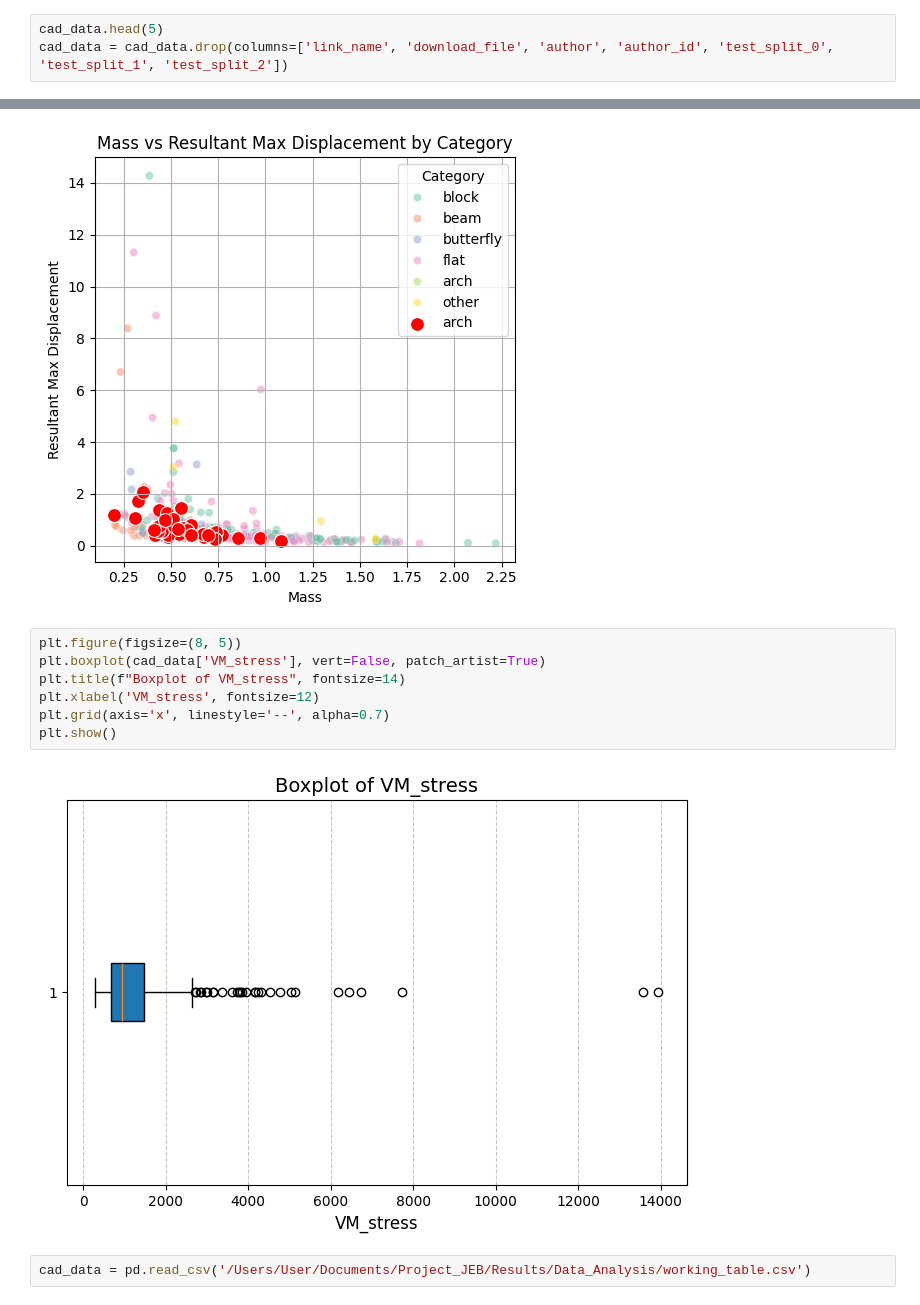
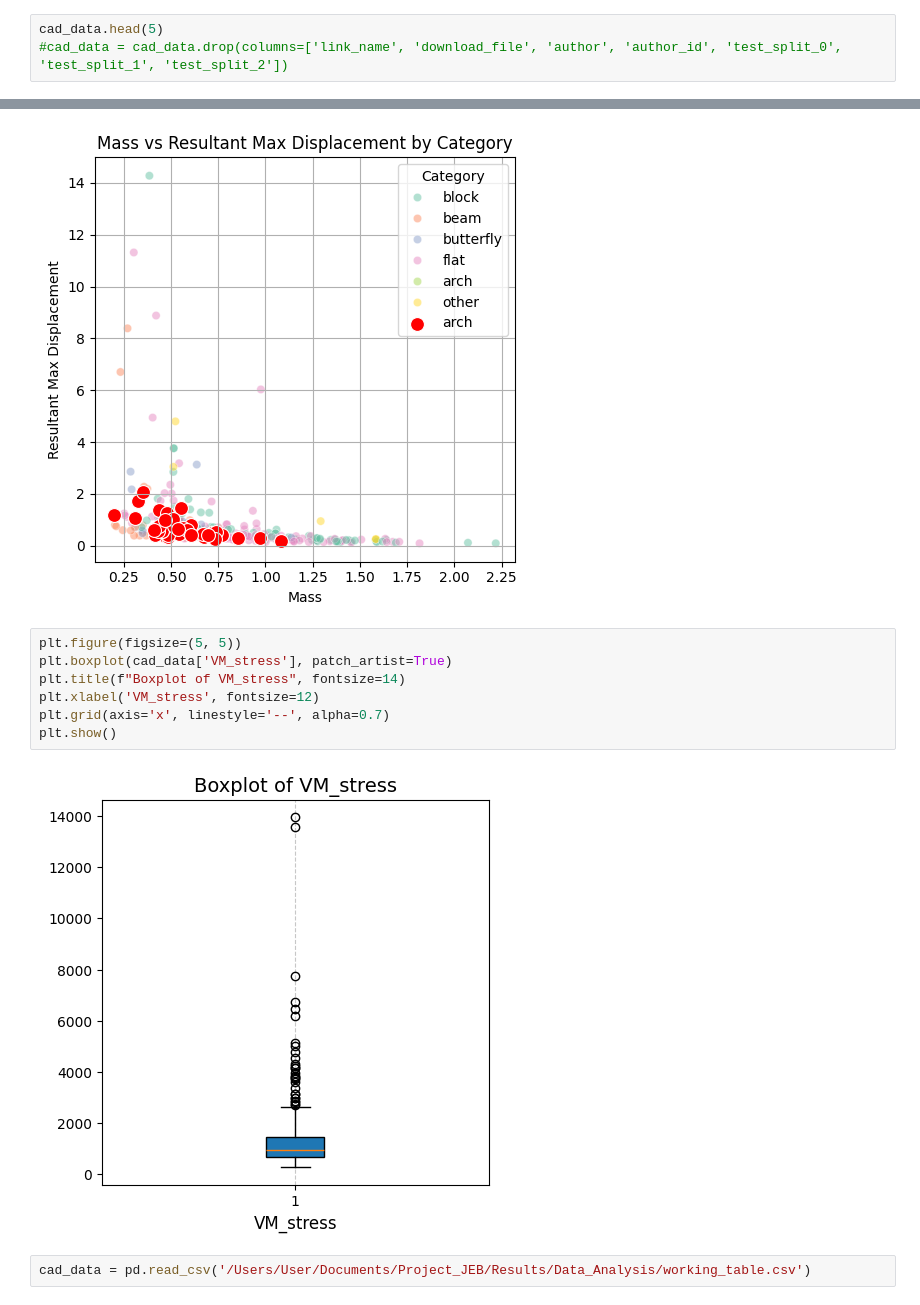
Before and after one commit to mishramlan/JEB-structural-simulation, a Jupyter notebook: Notebooks/Data_Analysis/data_analysis.ipynb, the cells around one changed output, grey strips where cells are left out. Saved outputs shown, nothing was run; the diff lists cells and outputs as text.

```diff
--- a/Notebooks/Data_Analysis/data_analysis.ipynb
+++ b/Notebooks/Data_Analysis/data_analysis.ipynb
@@ -9,4 +9,4 @@ import pandas as pd
 cad_data = pd.read_csv('/Users/User/Documents/Project_JEB/JEB_Data/metadata.csv')
 # %%
 cad_data.head(5)
-cad_data = cad_data.drop(columns=['link_name', 'download_file', 'author', 'author_id', 'test_split_0', 'test_split_1', 'test_split_2'])
+#cad_data = cad_data.drop(columns=['link_name', 'download_file', 'author', 'author_id', 'test_split_0', 'test_split_1', 'test_split_2'])
@@ -366,14 +372,14 @@ plt.show()
 # %% [output]
 [figure]
 # %%
-plt.figure(figsize=(8, 5))
-plt.boxplot(cad_data['VM_stress'], vert=False, patch_artist=True)
+plt.figure(figsize=(5, 5))
+plt.boxplot(cad_data['VM_stress'], patch_artist=True)
 plt.title(f"Boxplot of VM_stress", fontsize=14)
 plt.xlabel('VM_stress', fontsize=12)
 plt.grid(axis='x', linestyle='--', alpha=0.7)
 plt.show()
 # %% [output]
-[figure, old version]
+[figure, new version]
 # %%
 cad_data = pd.read_csv('/Users/User/Documents/Project_JEB/Results/Data_Analysis/working_table.csv')
 # %%
```
Also changed, not shown: parts of 2 cells of this notebook, 1 other file.
